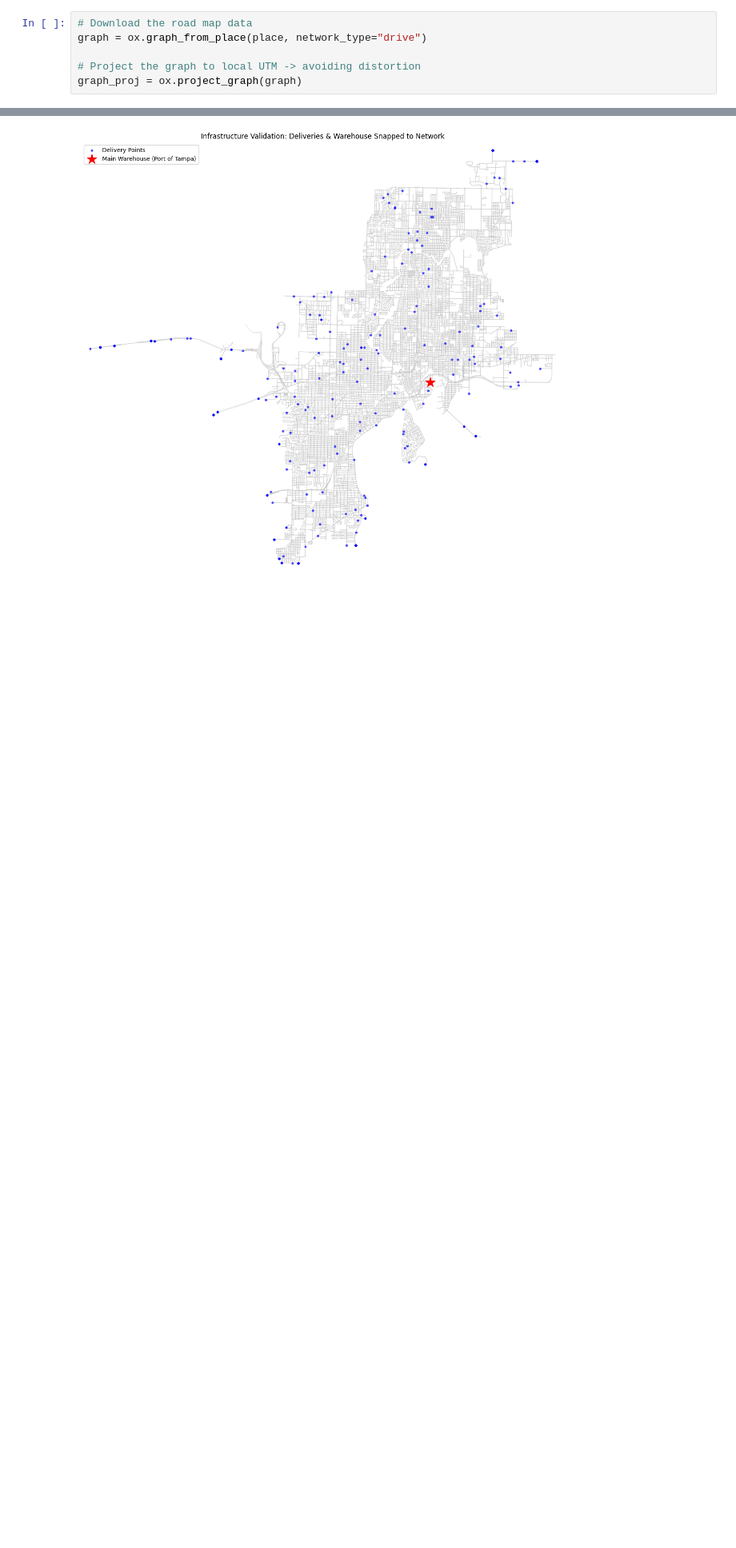
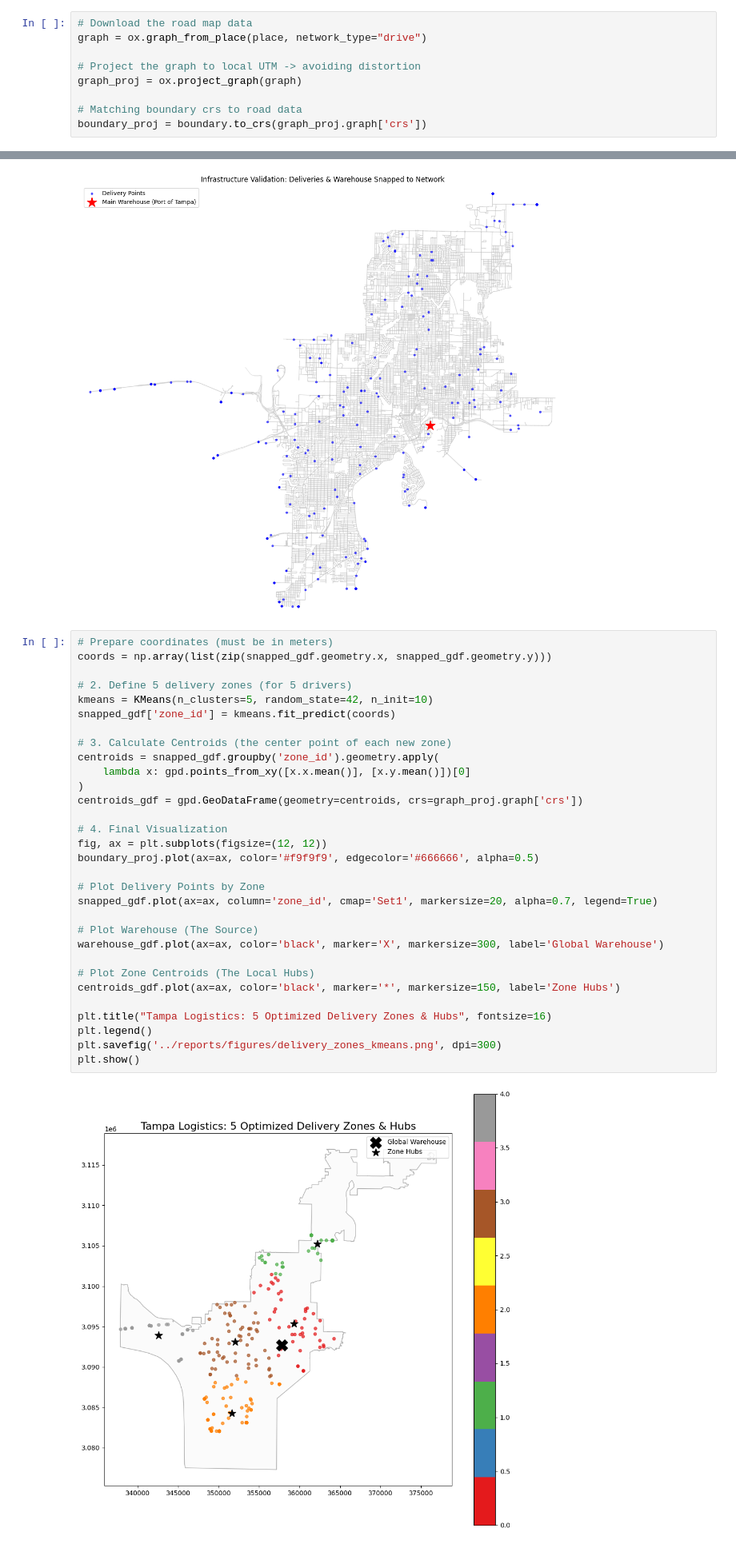
Before and after one commit to Abdulrahman-Zaghloul/logistics-network-optimization, a Jupyter notebook: notebooks/generate_deliveries.ipynb, the cells around one changed output, grey strips where cells are left out. Shown at 80% size. Saved outputs shown, nothing was run; the diff lists cells and outputs as text; blank space fills up the shorter version.

```diff
--- a/notebooks/generate_deliveries.ipynb
+++ b/notebooks/generate_deliveries.ipynb
@@ -15,6 +15,9 @@ graph = ox.graph_from_place(place, network_type="drive")
 
 # Project the graph to local UTM -> avoiding distortion
 graph_proj = ox.project_graph(graph)
+
+# Matching boundary crs to road data
+boundary_proj = boundary.to_crs(graph_proj.graph['crs'])
 # %%
 # Initialize the geolocator
 geolocator = Nominatim(user_agent="tampa_logistics_app")
@@ -110,3 +113,36 @@ plt.savefig('../reports/figures/infrastructure_validation.png', dpi=300, bbox_in
 plt.show()
 # %% [output]
 [figure]
+# %%
+# Prepare coordinates (must be in meters)
+coords = np.array(list(zip(snapped_gdf.geometry.x, snapped_gdf.geometry.y)))
+
+# 2. Define 5 delivery zones (for 5 drivers)
+kmeans = KMeans(n_clusters=5, random_state=42, n_init=10)
+snapped_gdf['zone_id'] = kmeans.fit_predict(coords)
+
+# 3. Calculate Centroids (the center point of each new zone)
+centroids = snapped_gdf.groupby('zone_id').geometry.apply(
+    lambda x: gpd.points_from_xy([x.x.mean()], [x.y.mean()])[0]
+)
+centroids_gdf = gpd.GeoDataFrame(geometry=centroids, crs=graph_proj.graph['crs'])
+
+# 4. Final Visualization
+fig, ax = plt.subplots(figsize=(12, 12))
+boundary_proj.plot(ax=ax, color='#f9f9f9', edgecolor='#666666', alpha=0.5)
+
+# Plot Delivery Points by Zone
+snapped_gdf.plot(ax=ax, column='zone_id', cmap='Set1', markersize=20, alpha=0.7, legend=True)
+
+# Plot Warehouse (The Source)
+warehouse_gdf.plot(ax=ax, color='black', marker='X', markersize=300, label='Global Warehouse')
+
+# Plot Zone Centroids (The Local Hubs)
+centroids_gdf.plot(ax=ax, color='black', marker='*', markersize=150, label='Zone Hubs')
+
+plt.title("Tampa Logistics: 5 Optimized Delivery Zones & Hubs", fontsize=16)
+plt.legend()
+plt.savefig('../reports/figures/delivery_zones_kmeans.png', dpi=300)
+plt.show()
+# %% [output]
+[figure, added]
```
Also changed, not shown: 5 other files.
